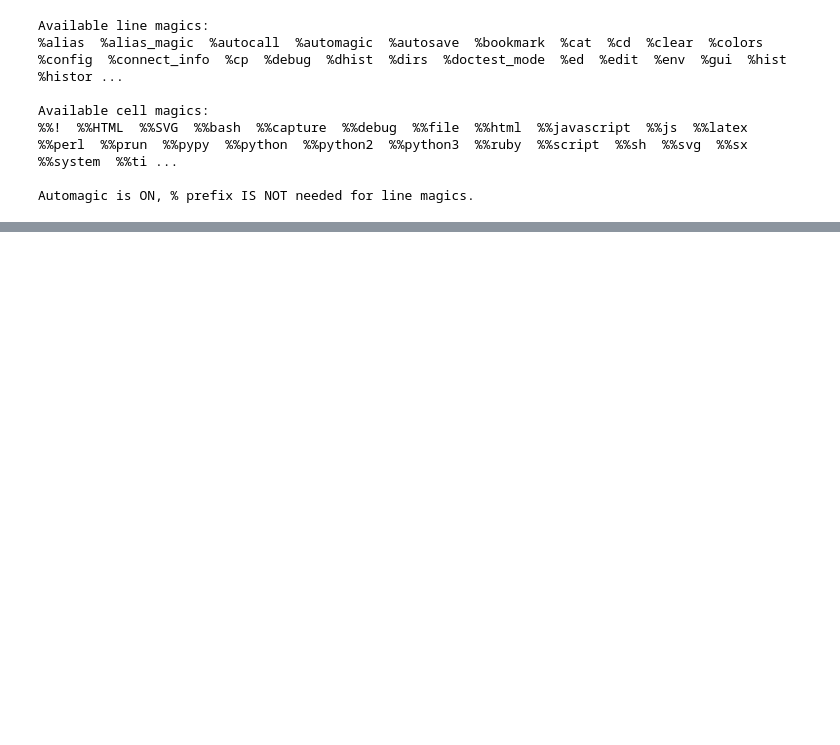
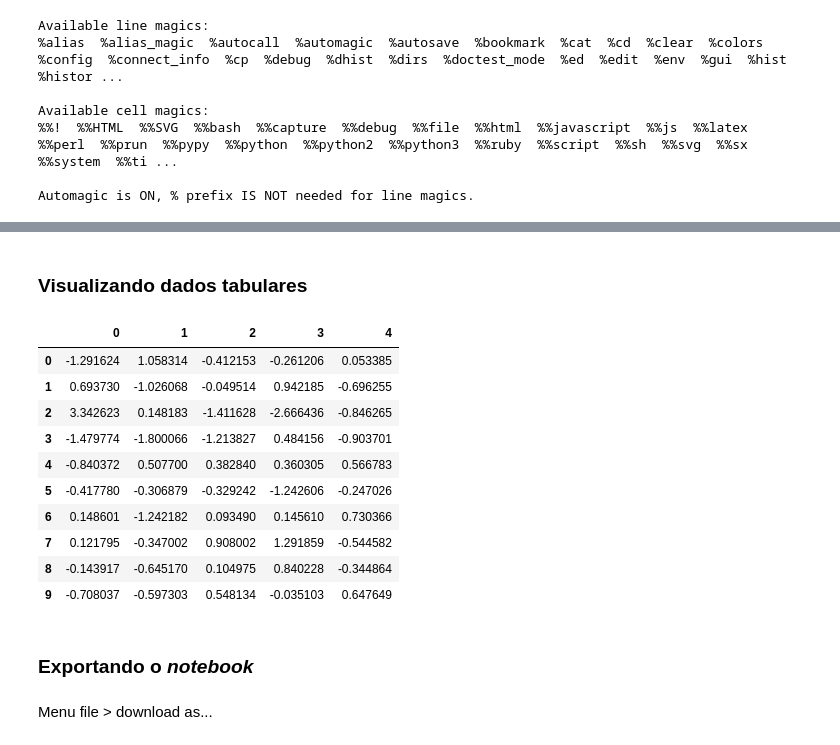
Before and after one commit to maeda/jupyter-notebook-tutorial, a Jupyter notebook: jupyter-notebook-tutorial.ipynb, the cells around one changed output, grey strips where cells are left out. Cells and saved outputs as stored; diff of their text form; code cells hidden in the pictures; blank space fills up the shorter version.

```diff
--- a/jupyter-notebook-tutorial.ipynb
+++ b/jupyter-notebook-tutorial.ipynb
@@ -111,0 +133,24 @@ Automagic is ON, % prefix IS NOT needed for line magics.
+# %% [markdown]
+### Visualizando dados tabulares
+# %%
+import pandas as pd
+import numpy as np
+
+df = pd.DataFrame(np.random.randn(10,5))
+df
+# %% [output]
+|  | 0 | 1 | 2 | 3 | 4 |
+| 0 | -1.291624 | 1.058314 | -0.412153 | -0.261206 | 0.053385 |
+| 1 | 0.693730 | -1.026068 | -0.049514 | 0.942185 | -0.696255 |
+| 2 | 3.342623 | 0.148183 | -1.411628 | -2.666436 | -0.846265 |
+| 3 | -1.479774 | -1.800066 | -1.213827 | 0.484156 | -0.903701 |
+| 4 | -0.840372 | 0.507700 | 0.382840 | 0.360305 | 0.566783 |
+| 5 | -0.417780 | -0.306879 | -0.329242 | -1.242606 | -0.247026 |
+| 6 | 0.148601 | -1.242182 | 0.093490 | 0.145610 | 0.730366 |
+| 7 | 0.121795 | -0.347002 | 0.908002 | 1.291859 | -0.544582 |
+| 8 | -0.143917 | -0.645170 | 0.104975 | 0.840228 | -0.344864 |
+| 9 | -0.708037 | -0.597303 | 0.548134 | -0.035103 | 0.647649 |
+# %% [markdown]
+### Exportando o *notebook*
+# %% [markdown]
+Menu file > download as...
```
Also changed, not shown: parts of 8 cells of this notebook, 1 other file.
